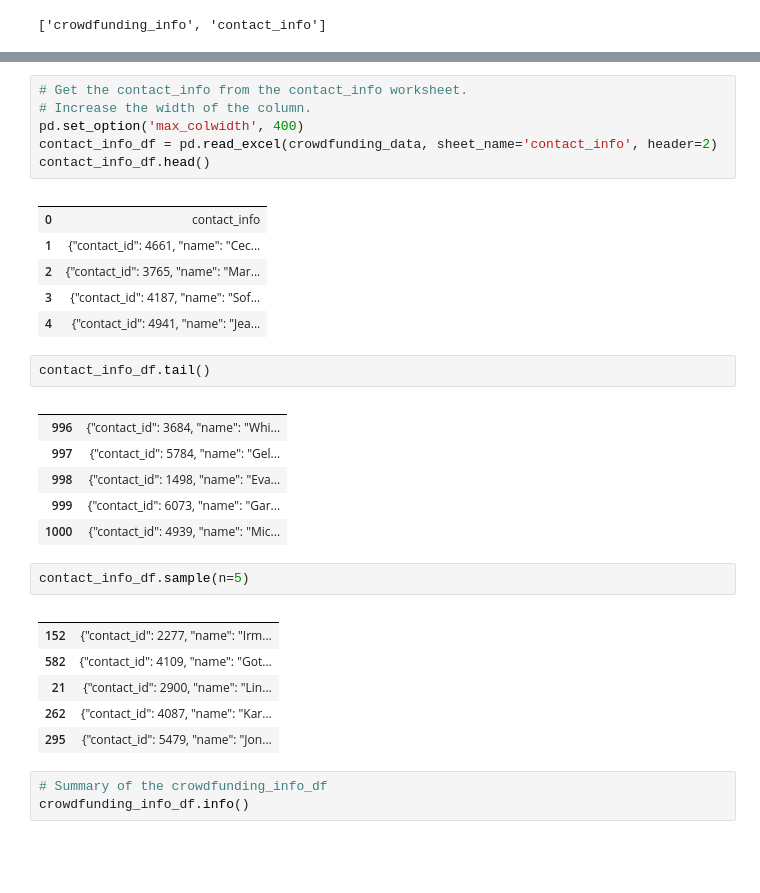
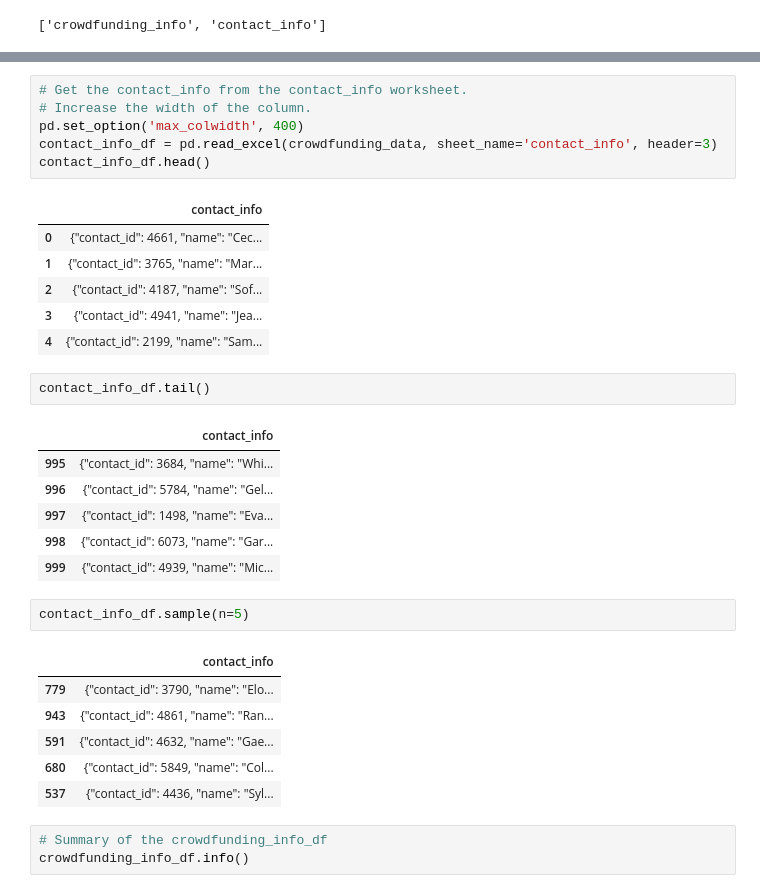
Before and after one commit to Isabel-gt/Crowdfunding-ETL, a Jupyter notebook: ETL.ipynb, the cells around one changed output, grey strips where cells are left out. Cells and saved outputs as stored; diff of their text form; blank space fills up the shorter version.

```diff
--- a/ETL.ipynb
+++ b/ETL.ipynb
@@ -39,34 +39,34 @@ crowdfunding_info_df.sample(n=5)
 # %%
 # Get the contact_info from the contact_info worksheet.
 # Increase the width of the column.
 pd.set_option('max_colwidth', 400)
-contact_info_df = pd.read_excel(crowdfunding_data, sheet_name='contact_info', header=2)
+contact_info_df = pd.read_excel(crowdfunding_data, sheet_name='contact_info', header=3)
 contact_info_df.head()
 # %% [output]
-|  |  |
-| 0 | contact_info |
-| 1 | {"contact_id": 4661, "name": "Cec... |
-| 2 | {"contact_id": 3765, "name": "Mar... |
-| 3 | {"contact_id": 4187, "name": "Sof... |
-| 4 | {"contact_id": 4941, "name": "Jea... |
+|  | contact_info |
+| 0 | {"contact_id": 4661, "name": "Cec... |
+| 1 | {"contact_id": 3765, "name": "Mar... |
+| 2 | {"contact_id": 4187, "name": "Sof... |
+| 3 | {"contact_id": 4941, "name": "Jea... |
+| 4 | {"contact_id": 2199, "name": "Sam... |
 # %%
 contact_info_df.tail()
 # %% [output]
-|  |  |
-| 996 | {"contact_id": 3684, "name": "Whi... |
-| 997 | {"contact_id": 5784, "name": "Gel... |
-| 998 | {"contact_id": 1498, "name": "Eva... |
-| 999 | {"contact_id": 6073, "name": "Gar... |
-| 1000 | {"contact_id": 4939, "name": "Mic... |
+|  | contact_info |
+| 995 | {"contact_id": 3684, "name": "Whi... |
+| 996 | {"contact_id": 5784, "name": "Gel... |
+| 997 | {"contact_id": 1498, "name": "Eva... |
+| 998 | {"contact_id": 6073, "name": "Gar... |
+| 999 | {"contact_id": 4939, "name": "Mic... |
 # %%
 contact_info_df.sample(n=5)
 # %% [output]
-|  |  |
-| 152 | {"contact_id": 2277, "name": "Irm... |
-| 582 | {"contact_id": 4109, "name": "Got... |
-| 21 | {"contact_id": 2900, "name": "Lin... |
-| 262 | {"contact_id": 4087, "name": "Kar... |
-| 295 | {"contact_id": 5479, "name": "Jon... |
+|  | contact_info |
+| 779 | {"contact_id": 3790, "name": "Elo... |
+| 943 | {"contact_id": 4861, "name": "Ran... |
+| 591 | {"contact_id": 4632, "name": "Gae... |
+| 680 | {"contact_id": 5849, "name": "Col... |
+| 537 | {"contact_id": 4436, "name": "Syl... |
 # %%
 # Summary of the crowdfunding_info_df
 crowdfunding_info_df.info()
```
Also changed, not shown: parts of 33 cells of this notebook, 2 other files.
